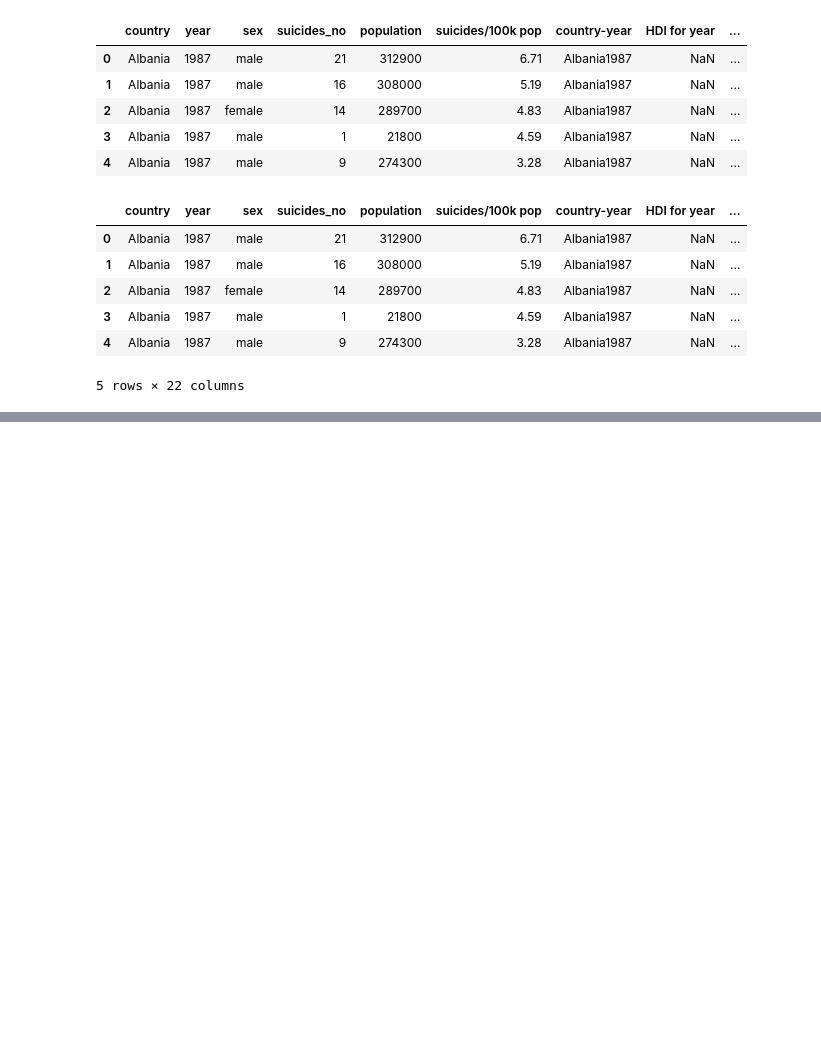
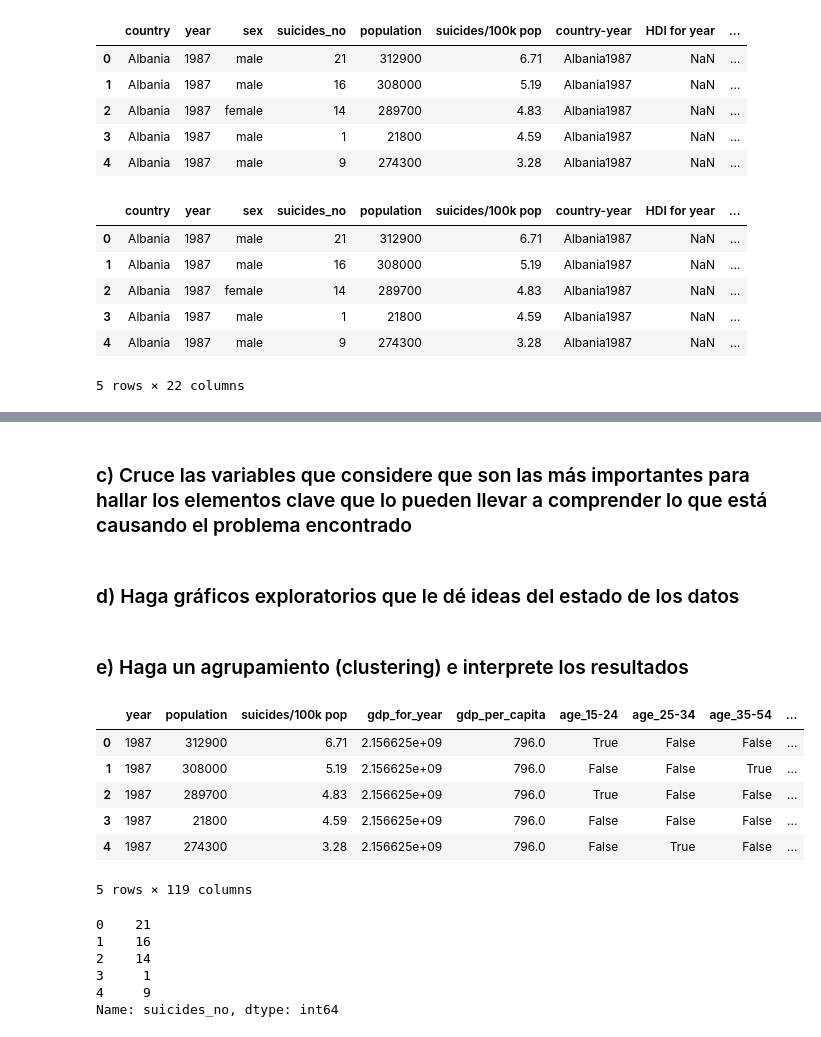
Before and after one commit to jazurdia/Proyecto1MD, a Jupyter notebook: Proyecto1.ipynb, the cells around one changed output, grey strips where cells are left out. Saved outputs shown, nothing was run; the diff lists cells and outputs as text; code cells hidden in the pictures; blank space fills up the shorter version.

```diff
--- a/Proyecto1.ipynb
+++ b/Proyecto1.ipynb
@@ -176,0 +239,6 @@ df.head()
+# %% [markdown]
+### c) Cruce las variables que considere que son las más importantes para hallar los elementos clave que lo pueden llevar a comprender lo que está causando el problema encontrado
+# %% [markdown]
+### d) Haga gráficos exploratorios que le dé ideas del estado de los datos
+# %% [markdown]
+### e) Haga un agrupamiento (clustering) e interprete los resultados
@@ -176,0 +252,22 @@ df.head()
+# %%
+X = df.drop('suicides_no', axis=1)
+y = df['suicides_no']
+# %%
+X.head()
+# %% [output]
+|  | year | population | suicides/100k pop | gdp_for_year | gdp_per_capita | age_15-24 | age_25-34 | age_35-54 | ... |
+| 0 | 1987 | 312900 | 6.71 | 2.156625e+09 | 796.0 | True | False | False | ... |
+| 1 | 1987 | 308000 | 5.19 | 2.156625e+09 | 796.0 | False | False | True | ... |
+| 2 | 1987 | 289700 | 4.83 | 2.156625e+09 | 796.0 | True | False | False | ... |
+| 3 | 1987 | 21800 | 4.59 | 2.156625e+09 | 796.0 | False | False | False | ... |
+| 4 | 1987 | 274300 | 3.28 | 2.156625e+09 | 796.0 | False | True | False | ... |
+5 rows × 119 columns
+# %%
+y.head()
+# %% [output]
+0    21
+1    16
+2    14
+3     1
+4     9
+Name: suicides_no, dtype: int64
```
Also changed, not shown: parts of 27 cells of this notebook.
